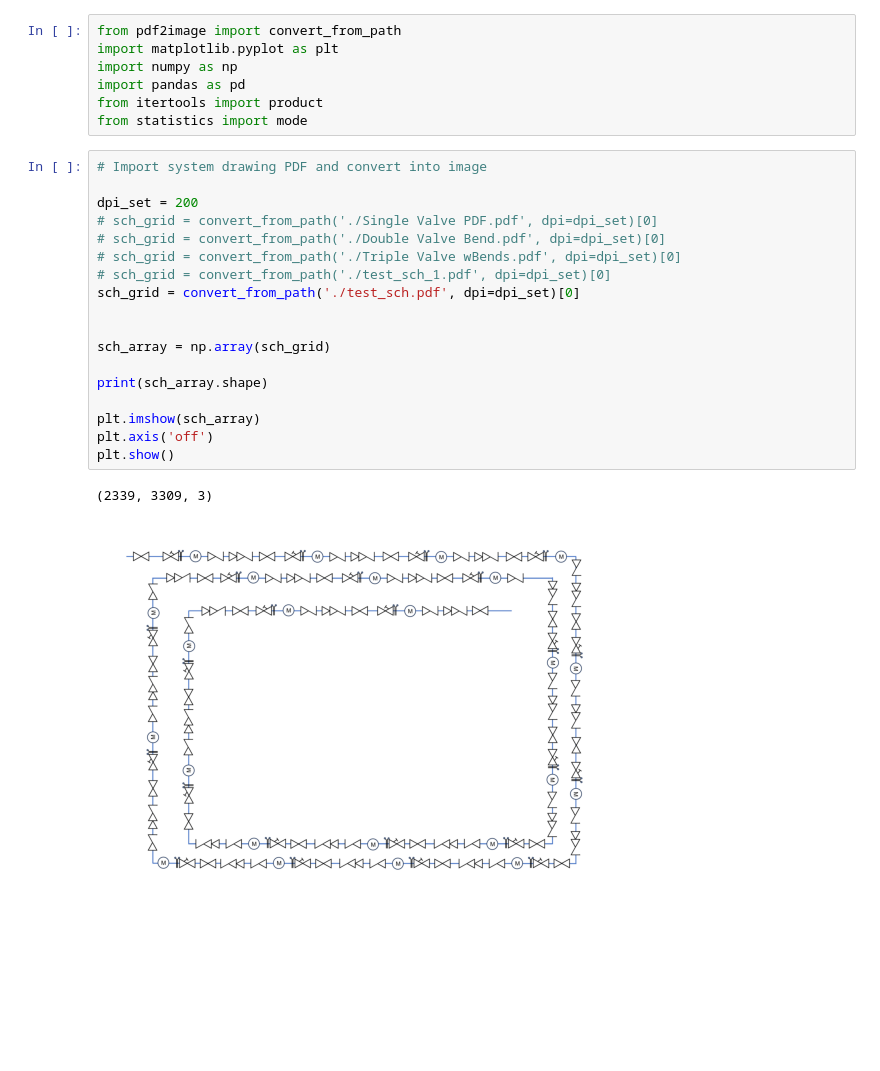
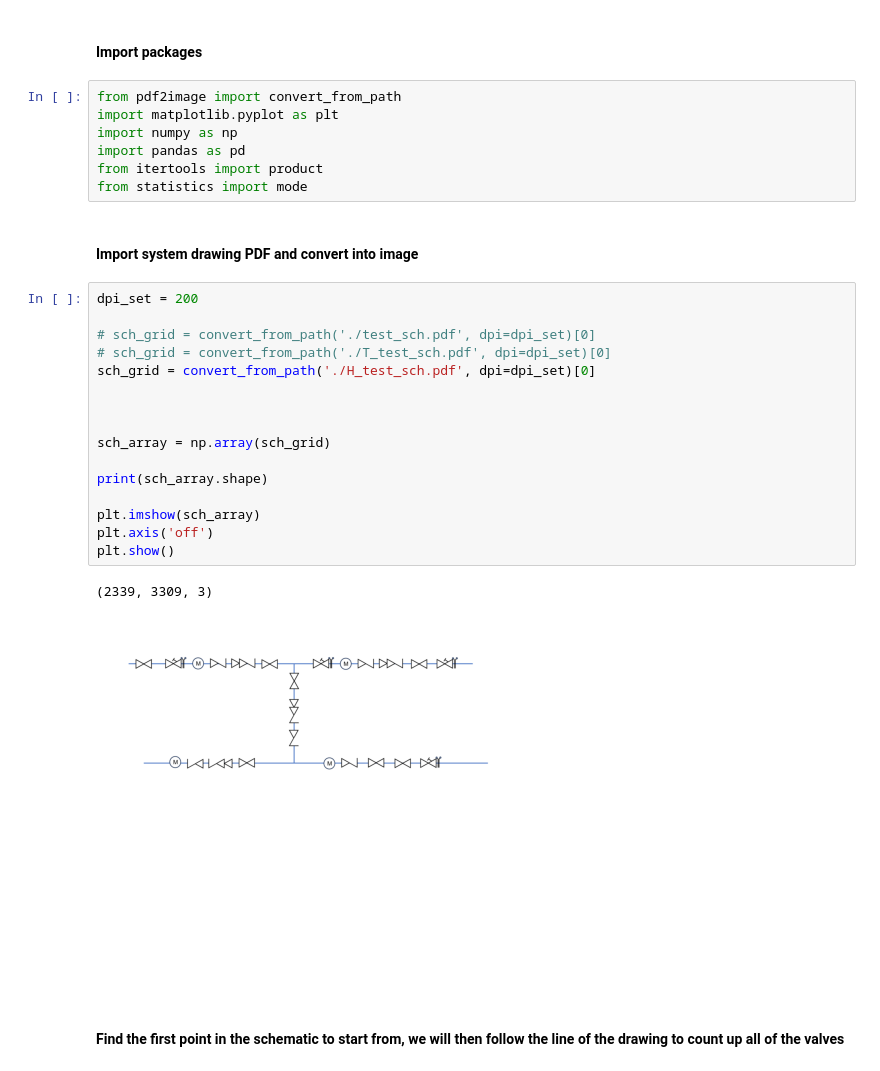
Before and after one commit to BPollins/SchematicReader, a Jupyter notebook: Reader.ipynb, the cells around one changed output. Saved outputs shown, nothing was run; the diff lists cells and outputs as text; blank space fills up the shorter version.

```diff
--- a/Reader.ipynb
+++ b/Reader.ipynb
@@ -7,3 +7,5 @@ This 'Reader' notebook will take in a PDF of the mechanical drawing, convert it
+# %% [markdown]
+#### Import packages
 # %%
 from pdf2image import convert_from_path
 import matplotlib.pyplot as plt
@@ -11,25 +13,27 @@ import numpy as np
 import pandas as pd
 from itertools import product
 from statistics import mode
+# %% [markdown]
+#### Import system drawing PDF and convert into image
 # %%
-# Import system drawing PDF and convert into image
+dpi_set = 200
 
-dpi_set = 200
-# sch_grid = convert_from_path('./Single Valve PDF.pdf', dpi=dpi_set)[0]
-# sch_grid = convert_from_path('./Double Valve Bend.pdf', dpi=dpi_set)[0]
-# sch_grid = convert_from_path('./Triple Valve wBends.pdf', dpi=dpi_set)[0]
-# sch_grid = convert_from_path('./test_sch_1.pdf', dpi=dpi_set)[0]
-sch_grid = convert_from_path('./test_sch.pdf', dpi=dpi_set)[0]
+# sch_grid = convert_from_path('./test_sch.pdf', dpi=dpi_set)[0]
+# sch_grid = convert_from_path('./T_test_sch.pdf', dpi=dpi_set)[0]
+sch_grid = convert_from_path('./H_test_sch.pdf', dpi=dpi_set)[0]
+
 
 
 sch_array = np.array(sch_grid)
 
 print(sch_array.shape)
 
 plt.imshow(sch_array)
 plt.axis('off')
 plt.show()
 # %% [output]
 (2339, 3309, 3)
-[figure, old version]
+[figure, new version]
+# %% [markdown]
+ #### Find the first point in the schematic to start from, we will then follow the line of the drawing to count up all of the valves
 # %%
```
Also changed, not shown: parts of 7 cells of this notebook, 3 other files.
